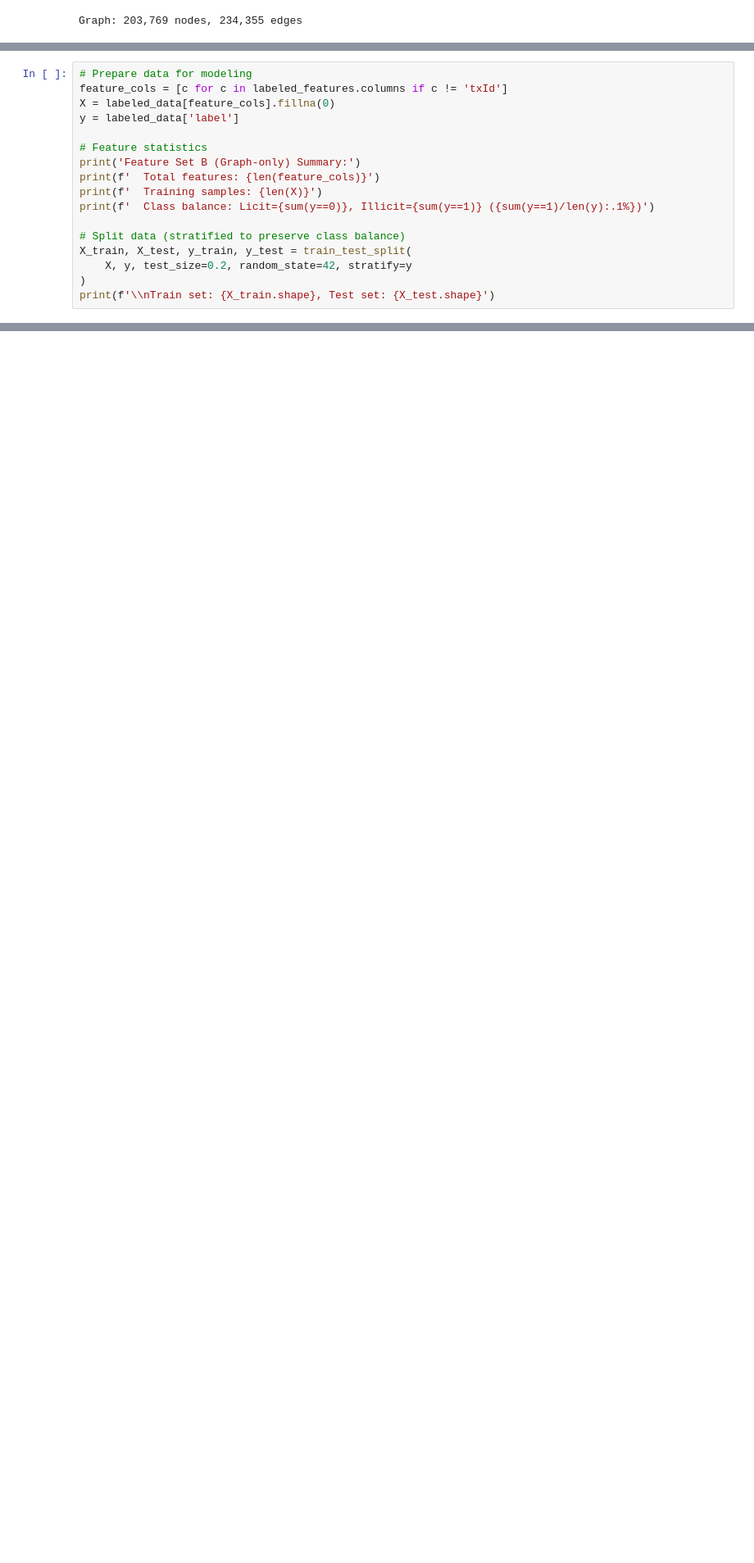
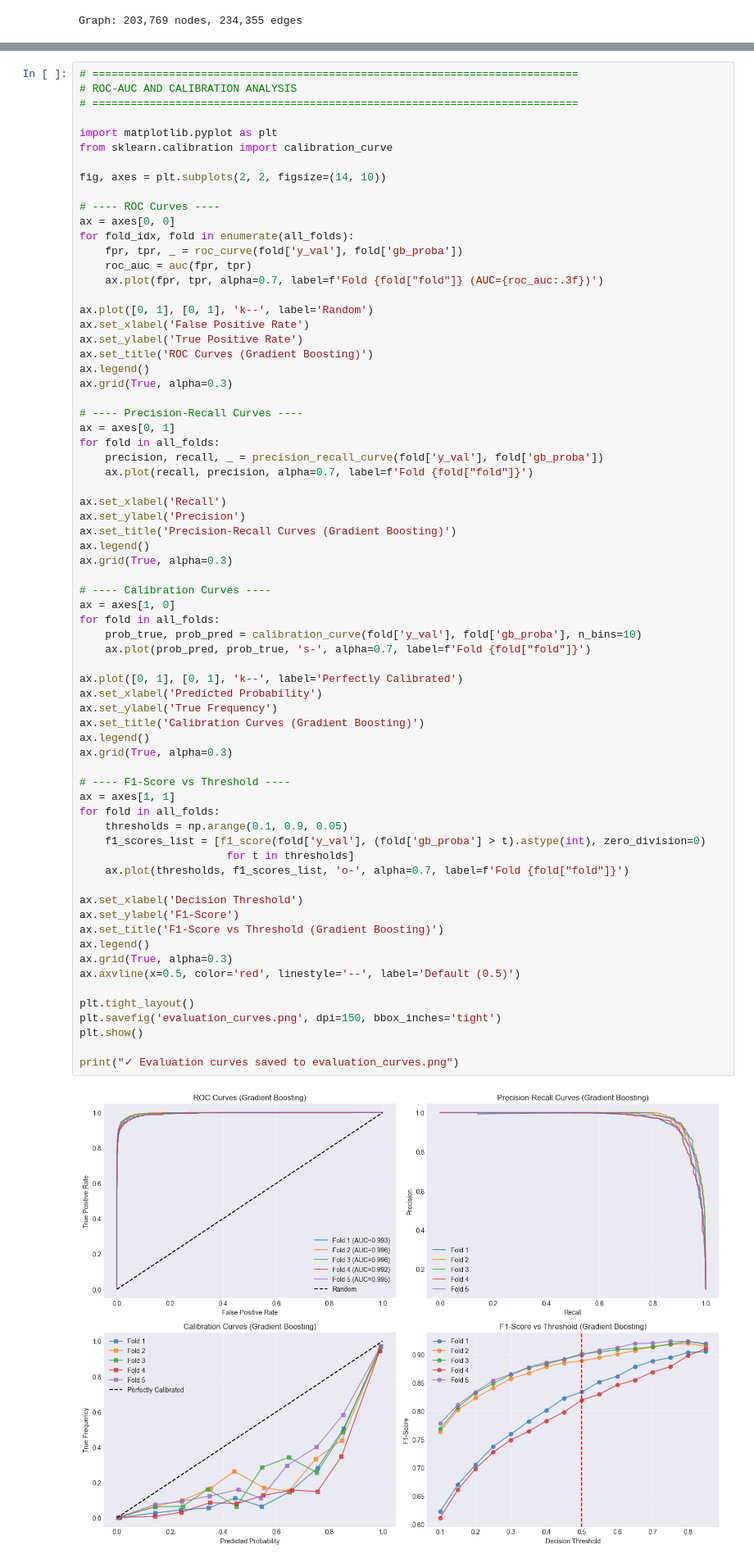
Before and after one commit to rafanahmed/Cyber-Breach-Risk-Modeling, a Jupyter notebook: project.ipynb, the cells around one changed output, grey strips where cells are left out. Shown: that part at 82% size. Cells and saved outputs as stored; diff of their text form; blank space fills up the shorter version.

```diff
--- a/project.ipynb
+++ b/project.ipynb
@@ -172,17 +131,0 @@ Feature count: 19
-# %%
-# Prepare data for modeling
-feature_cols = [c for c in labeled_features.columns if c != 'txId']
-X = labeled_data[feature_cols].fillna(0)
-y = labeled_data['label']
-
-# Feature statistics
-print('Feature Set B (Graph-only) Summary:')
-print(f'  Total features: {len(feature_cols)}')
-print(f'  Training samples: {len(X)}')
-print(f'  Class balance: Licit={sum(y==0)}, Illicit={sum(y==1)} ({sum(y==1)/len(y):.1%})')
-
-# Split data (stratified to preserve class balance)
-X_train, X_test, y_train, y_test = train_test_split(
-    X, y, test_size=0.2, random_state=42, stratify=y
-)
-print(f'\\nTrain set: {X_train.shape}, Test set: {X_test.shape}')
@@ -252,0 +595,71 @@ print(results_df.round(3))
+# %%
+# ============================================================================
+# ROC-AUC AND CALIBRATION ANALYSIS
+# ============================================================================
+
+import matplotlib.pyplot as plt
+from sklearn.calibration import calibration_curve
+
+fig, axes = plt.subplots(2, 2, figsize=(14, 10))
+
+# ---- ROC Curves ----
+ax = axes[0, 0]
+for fold_idx, fold in enumerate(all_folds):
+    fpr, tpr, _ = roc_curve(fold['y_val'], fold['gb_proba'])
+    roc_auc = auc(fpr, tpr)
+    ax.plot(fpr, tpr, alpha=0.7, label=f'Fold {fold["fold"]} (AUC={roc_auc:.3f})')
+
+ax.plot([0, 1], [0, 1], 'k--', label='Random')
+ax.set_xlabel('False Positive Rate')
+ax.set_ylabel('True Positive Rate')
+ax.set_title('ROC Curves (Gradient Boosting)')
+ax.legend()
+ax.grid(True, alpha=0.3)
+
+# ---- Precision-Recall Curves ----
+ax = axes[0, 1]
+for fold in all_folds:
+    precision, recall, _ = precision_recall_curve(fold['y_val'], fold['gb_proba'])
+    ax.plot(recall, precision, alpha=0.7, label=f'Fold {fold["fold"]}')
+
+ax.set_xlabel('Recall')
+ax.set_ylabel('Precision')
+ax.set_title('Precision-Recall Curves (Gradient Boosting)')
+ax.legend()
+ax.grid(True, alpha=0.3)
+
+# ---- Calibration Curves ----
+ax = axes[1, 0]
+for fold in all_folds:
+    prob_true, prob_pred = calibration_curve(fold['y_val'], fold['gb_proba'], n_bins=10)
+    ax.plot(prob_pred, prob_true, 's-', alpha=0.7, label=f'Fold {fold["fold"]}')
+
+ax.plot([0, 1], [0, 1], 'k--', label='Perfectly Calibrated')
+ax.set_xlabel('Predicted Probability')
+ax.set_ylabel('True Frequency')
+ax.set_title('Calibration Curves (Gradient Boosting)')
+ax.legend()
+ax.grid(True, alpha=0.3)
+
+# ---- F1-Score vs Threshold ----
+ax = axes[1, 1]
+for fold in all_folds:
+    thresholds = np.arange(0.1, 0.9, 0.05)
+    f1_scores_list = [f1_score(fold['y_val'], (fold['gb_proba'] > t).astype(int), zero_division=0)
+                       for t in thresholds]
+    ax.plot(thresholds, f1_scores_list, 'o-', alpha=0.7, label=f'Fold {fold["fold"]}')
+
+ax.set_xlabel('Decision Threshold')
+ax.set_ylabel('F1-Score')
+ax.set_title('F1-Score vs Threshold (Gradient Boosting)')
+ax.legend()
+ax.grid(True, alpha=0.3)
+ax.axvline(x=0.5, color='red', linestyle='--', label='Default (0.5)')
+
+plt.tight_layout()
+plt.savefig('evaluation_curves.png', dpi=150, bbox_inches='tight')
+plt.show()
+
+print("✓ Evaluation curves saved to evaluation_curves.png")
+# %% [output]
+[figure, added]
```
Also changed, not shown: parts of 17 cells of this notebook, 1 other file.
